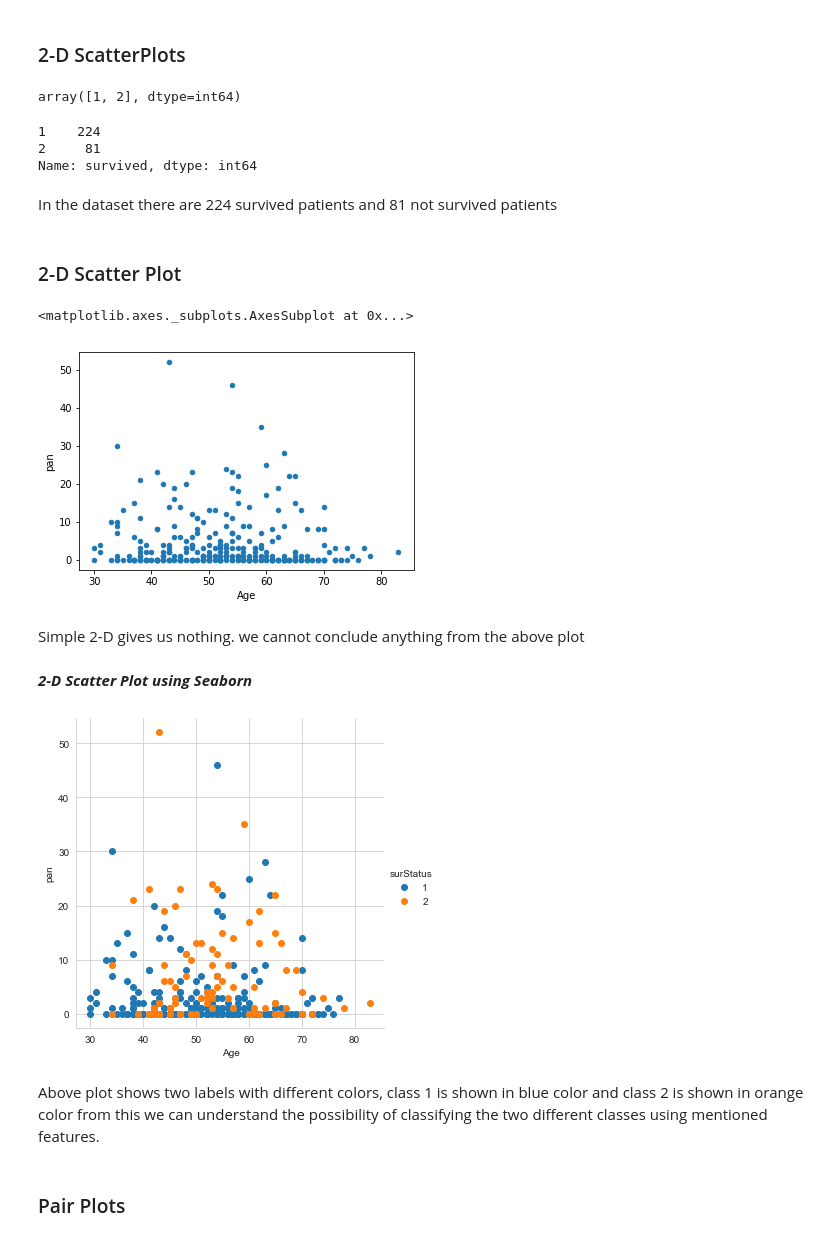
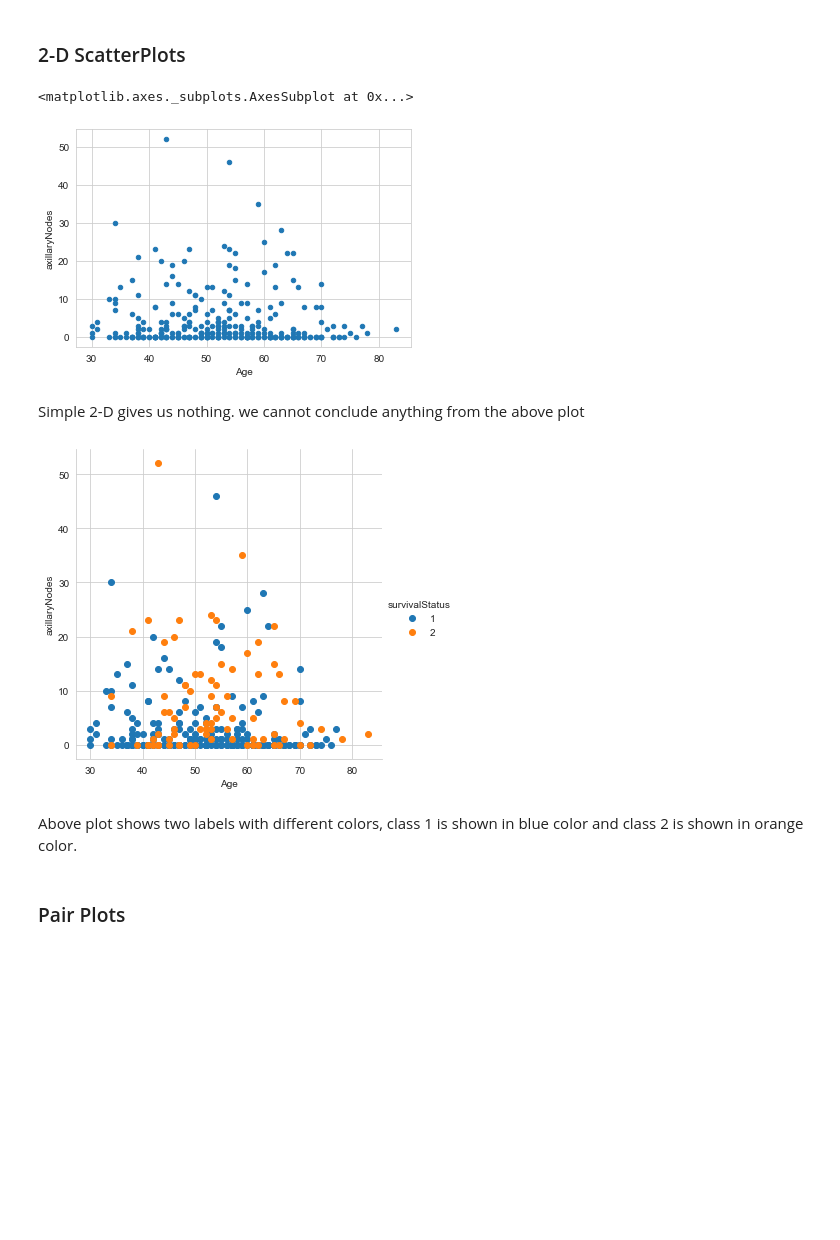
Before and after one commit to ranadheer314/Machine-Learning, a Jupyter notebook: Haberman Survival EDA.ipynb, the cells around one changed output. Saved outputs shown, nothing was run; the diff lists cells and outputs as text; code cells hidden in the pictures; blank space fills up the shorter version.

```diff
--- a/Haberman Survival EDA.ipynb
+++ b/Haberman Survival EDA.ipynb
@@ -10,4 +10,4 @@ import seaborn as sns
 import matplotlib.pyplot as plt
 import numpy as np
 # %%
-ds=pd.read_csv("haberman.csv",names=['Age','yr_oper','pan','surStatus'])
+haberman=pd.read_csv("haberman.csv",names=['Age','yr_oper','axillaryNodes','survivalStatus'])
@@ -58,36 +59,21 @@ ds.describe()
 # %% [markdown]
 ### 2-D ScatterPlots
-# %%
-pd.unique(ds['survived'])
-# %% [output]
-array([1, 2], dtype=int64)
-# %%
-ds['survived'].value_counts()
-# %% [output]
-1    224
-2     81
-Name: survived, dtype: int64
-# %% [markdown]
-<p>In the dataset there are 224 survived patients and 81 not survived patients</p>
-# %% [markdown]
-### 2-D Scatter Plot
 # %%
-ds.plot(kind='scatter',x='Age',y='pan')
+haberman.plot(kind='scatter',x='Age',y='axillaryNodes')
 # %% [output]
 <matplotlib.axes._subplots.AxesSubplot at 0x...>
-[figure, old version]
+[figure, new version]
 # %% [markdown]
 <p> Simple 2-D gives us nothing. we cannot conclude anything from the above plot </p>
-# %% [markdown]
-***2-D Scatter Plot using Seaborn***
 # %%
-snb.set_style('whitegrid')
-snb.FacetGrid(ds,hue='surStatus',height=5).map(plt.scatter,'Age','pan').add_legend();
+sns.set_style('whitegrid')
+sns.FacetGrid(haberman,hue='survivalStatus',height=5).map(plt.scatter,'Age','axillaryNodes').add_legend();
 plt.show()
+plt.close()
 # %% [output]
-[figure, old version]
+[figure, new version]
 # %% [markdown]
-Above plot shows two labels with different colors, class 1 is shown in blue color and class 2 is shown in orange color from this we can understand the possibility of classifying the two different classes using mentioned features.
+Above plot shows two labels with different colors, class 1 is shown in blue color and class 2 is shown in orange color.<br>
 # %% [markdown]
 ### Pair Plots
 # %%
```
Also changed, not shown: parts of 41 cells of this notebook.
